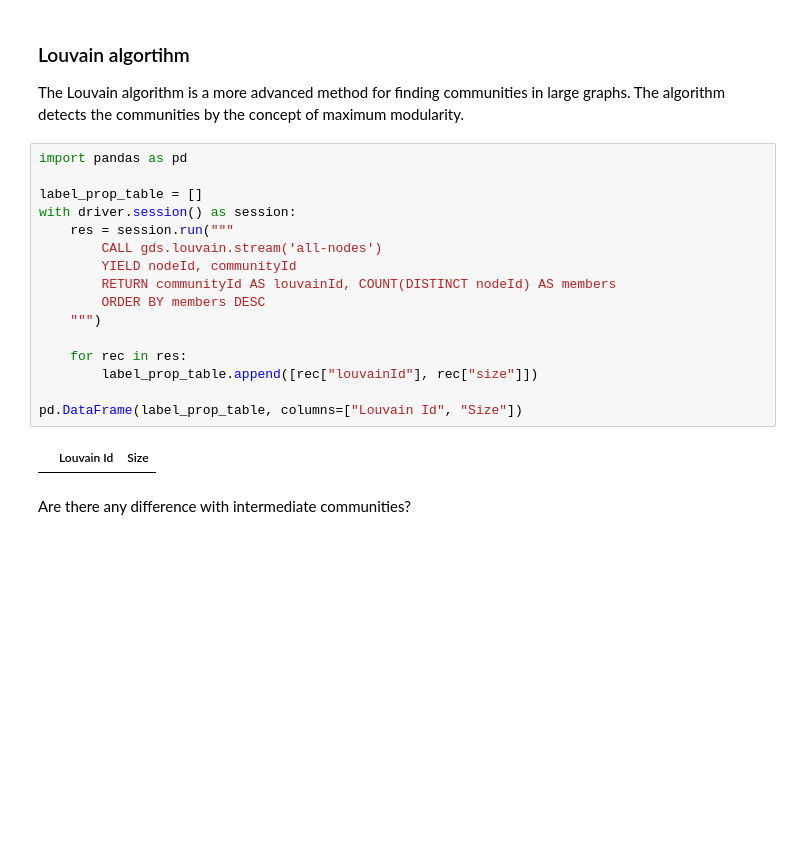
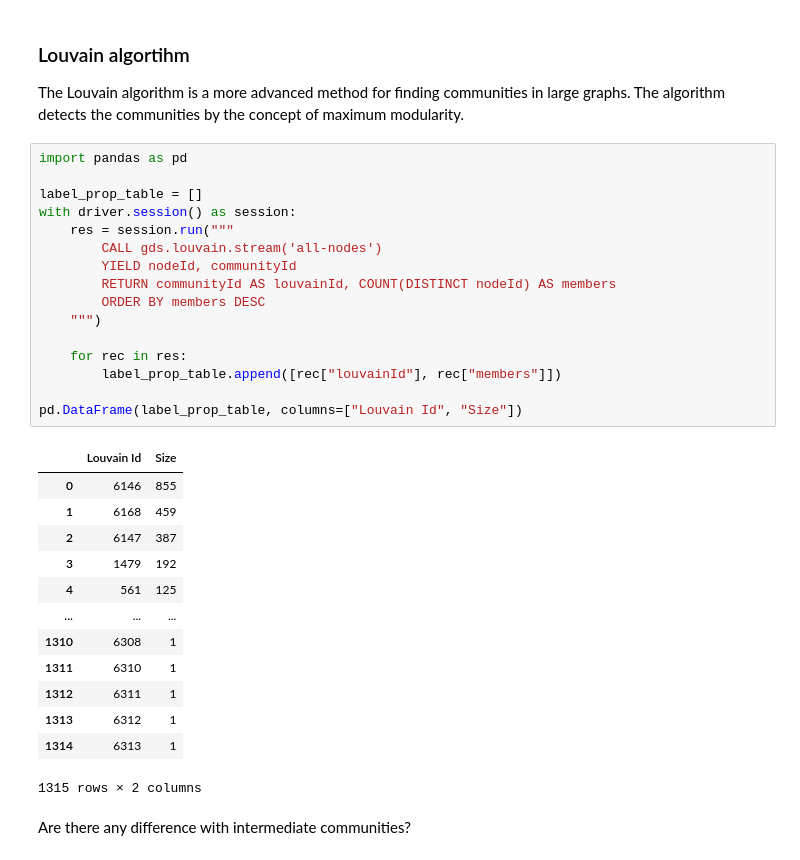
Before and after one commit to marenpg/jupyter_basal_ganglia, a Jupyter notebook: 2. Extending the data with extracted information - GraphAnalysis/1. General information search.ipynb, the cells around one changed output. Drawn from its saved outputs; the diff is of its cells as text; blank space fills up the shorter version.

```diff
--- a/2. Extending the data with extracted information - GraphAnalysis/1. General information search.ipynb
+++ b/2. Extending the data with extracted information - GraphAnalysis/1. General information search.ipynb
@@ -128,21 +143,33 @@ The Louvain algorithm is a more advanced method for finding communities in large
 # %%
 import pandas as pd
 
 label_prop_table = []
 with driver.session() as session:
     res = session.run("""
         CALL gds.louvain.stream('all-nodes')
         YIELD nodeId, communityId
         RETURN communityId AS louvainId, COUNT(DISTINCT nodeId) AS members
         ORDER BY members DESC
     """)
 
     for rec in res:
-        label_prop_table.append([rec["louvainId"], rec["size"]])
+        label_prop_table.append([rec["louvainId"], rec["members"]])
 
 pd.DataFrame(label_prop_table, columns=["Louvain Id", "Size"])
 # %% [output]
 |  | Louvain Id | Size |
+| 0 | 6146 | 855 |
+| 1 | 6168 | 459 |
+| 2 | 6147 | 387 |
+| 3 | 1479 | 192 |
+| 4 | 561 | 125 |
+| ... | ... | ... |
+| 1310 | 6308 | 1 |
+| 1311 | 6310 | 1 |
+| 1312 | 6311 | 1 |
+| 1313 | 6312 | 1 |
+| 1314 | 6313 | 1 |
+1315 rows × 2 columns
 # %% [markdown]
 Are there any difference with intermediate communities?
 # %%
```
Also changed, not shown: parts of 80 cells of this notebook, 13 other files.
